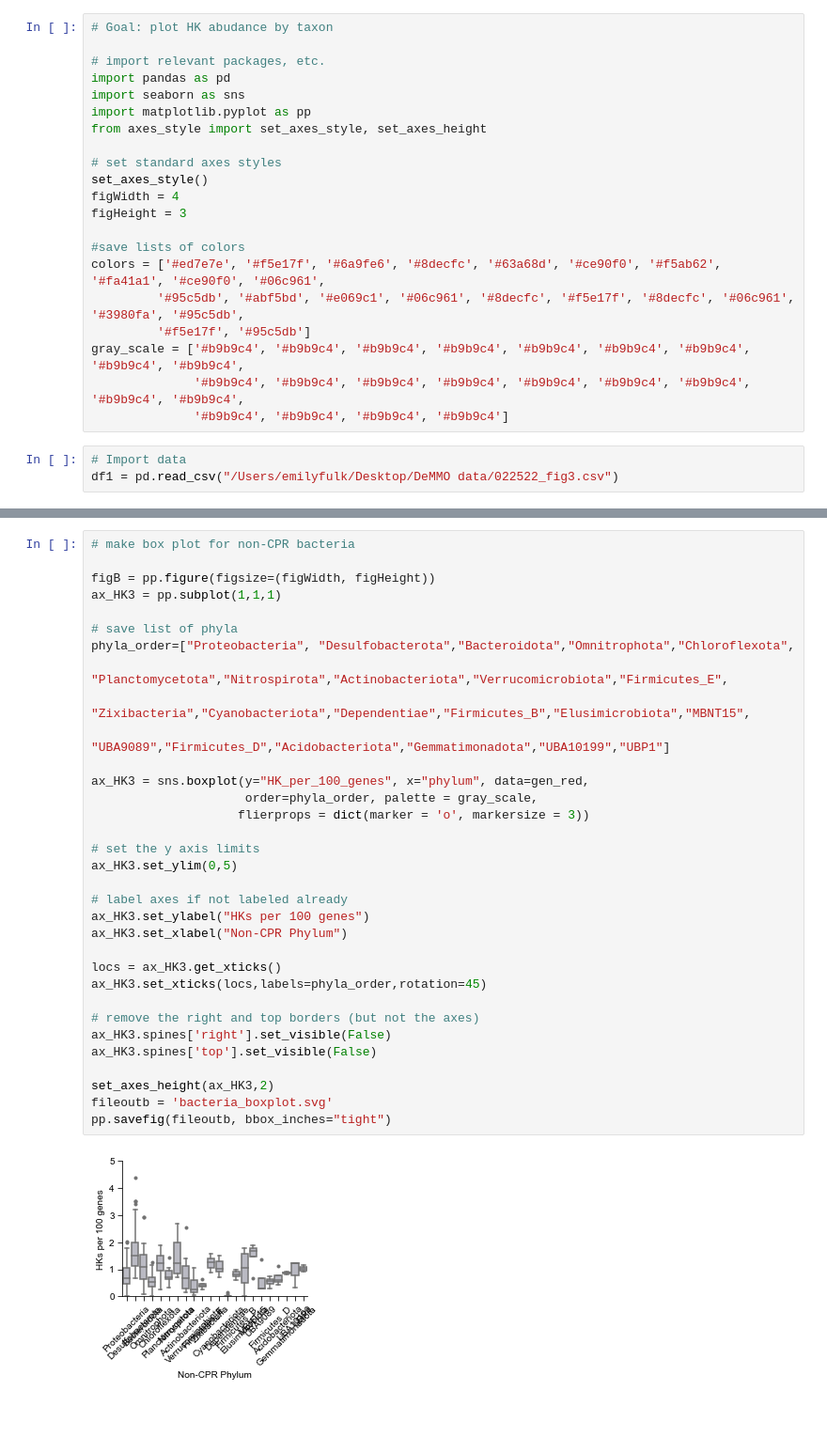
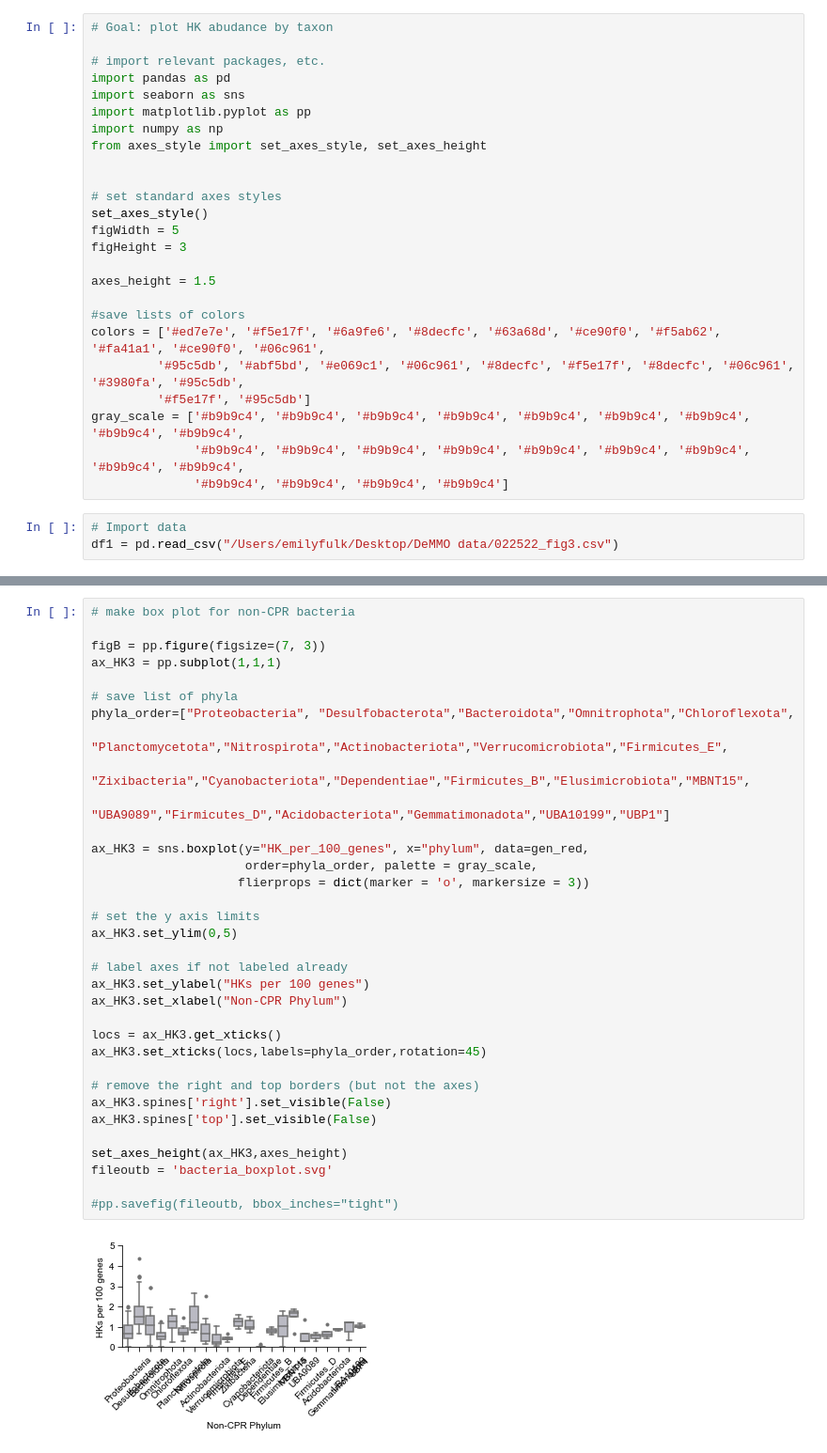
Before and after one commit to annelisegoldman/DeMMOworkflow, a Jupyter notebook: plotting scripts/022522_fig3.ipynb, the cells around one changed output, grey strips where cells are left out. Shown at 94% size. Cells and saved outputs as stored; diff of their text form; blank space fills up the shorter version.

```diff
--- a/plotting scripts/022522_fig3.ipynb
+++ b/plotting scripts/022522_fig3.ipynb
@@ -5,12 +5,16 @@
 import pandas as pd
 import seaborn as sns
 import matplotlib.pyplot as pp
+import numpy as np
 from axes_style import set_axes_style, set_axes_height
+
 
 # set standard axes styles
 set_axes_style()
-figWidth = 4
+figWidth = 5
 figHeight = 3
+
+axes_height = 1.5
 
 #save lists of colors
 colors = ['#ed7e7e', '#f5e17f', '#6a9fe6', '#8decfc', '#63a68d', '#ce90f0', '#f5ab62', '#fa41a1', '#ce90f0', '#06c961',
@@ -76,38 +140,39 @@ gen_red = gen[gen["phylum"].isin(trimmed_list)]
 # %%
 # make box plot for non-CPR bacteria
 
-figB = pp.figure(figsize=(figWidth, figHeight))
+figB = pp.figure(figsize=(7, 3))
 ax_HK3 = pp.subplot(1,1,1)
 
 # save list of phyla
 phyla_order=["Proteobacteria", "Desulfobacterota","Bacteroidota","Omnitrophota","Chloroflexota",
                            "Planctomycetota","Nitrospirota","Actinobacteriota","Verrucomicrobiota","Firmicutes_E",
                            "Zixibacteria","Cyanobacteriota","Dependentiae","Firmicutes_B","Elusimicrobiota","MBNT15",
                            "UBA9089","Firmicutes_D","Acidobacteriota","Gemmatimonadota","UBA10199","UBP1"]
 
 ax_HK3 = sns.boxplot(y="HK_per_100_genes", x="phylum", data=gen_red,
                      order=phyla_order, palette = gray_scale,
                     flierprops = dict(marker = 'o', markersize = 3))
 
 # set the y axis limits
 ax_HK3.set_ylim(0,5)
 
 # label axes if not labeled already
 ax_HK3.set_ylabel("HKs per 100 genes")
 ax_HK3.set_xlabel("Non-CPR Phylum")
 
 locs = ax_HK3.get_xticks()
 ax_HK3.set_xticks(locs,labels=phyla_order,rotation=45)
 
 # remove the right and top borders (but not the axes)
 ax_HK3.spines['right'].set_visible(False)
 ax_HK3.spines['top'].set_visible(False)
 
-set_axes_height(ax_HK3,2)
+set_axes_height(ax_HK3,axes_height)
 fileoutb = 'bacteria_boxplot.svg'
-pp.savefig(fileoutb, bbox_inches="tight")
+
+#pp.savefig(fileoutb, bbox_inches="tight")
 # %% [output]
-[figure, old version]
+[figure, new version]
 # %%
 figC = pp.figure(figsize=(figWidth, figHeight))
 ax_HK4 = pp.subplot(1,1,1)
```
Also changed, not shown: parts of 5 cells of this notebook.
